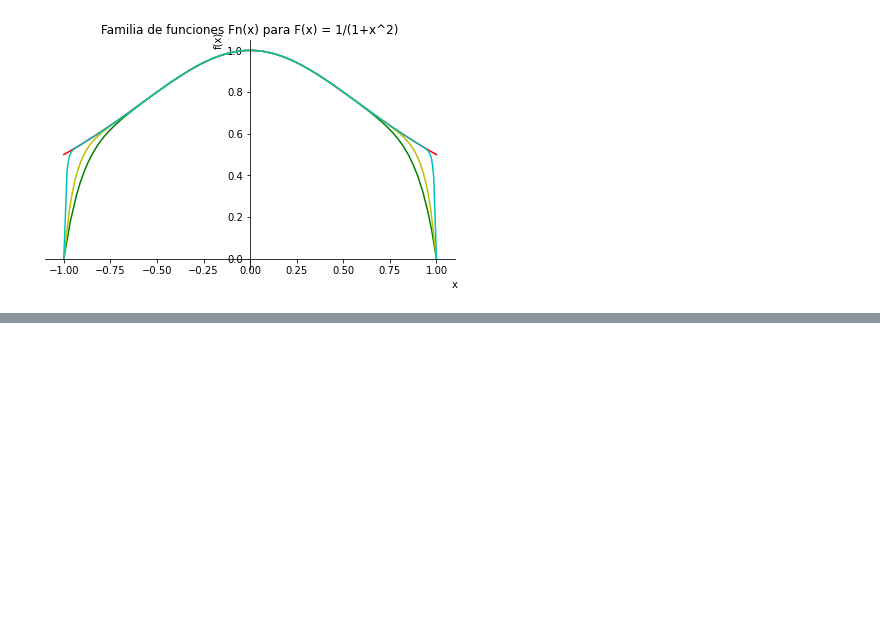
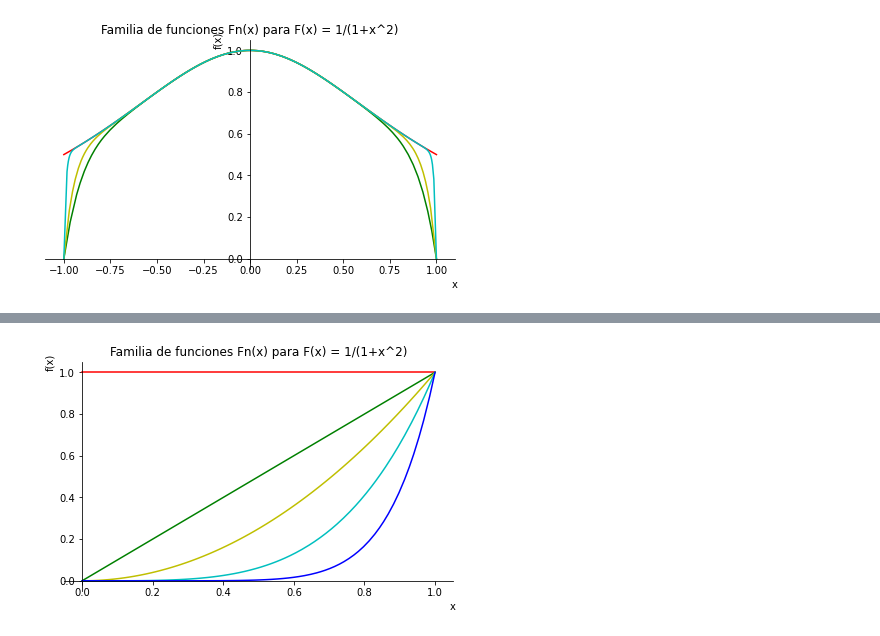
Before and after one commit to FernandoBriceno/infiniteSeries, a Jupyter notebook: Series_of_Functions.ipynb, the cells around one changed output, grey strips where cells are left out. Cells and saved outputs as stored; diff of their text form; code cells hidden in the pictures; blank space fills up the shorter version.

```diff
--- a/Series_of_Functions.ipynb
+++ b/Series_of_Functions.ipynb
@@ -100,0 +114,19 @@ g.show()
+# %%
+x = sp.symbols('x')
+
+f0 = x**0
+f1 = x**1
+f2 = x**2
+f4 = x**4
+f8 = x**8
+
+g=plot(f0, f1, f2,f4,f8,(x,0,1), title='Familia de funciones Fn(x) para F(x) = 1/(1+x^2)', show=False)
+
+g[0].line_color ='r'
+g[1].line_color ='g'
+g[2].line_color ='y'
+g[3].line_color ='c'
+g[4].line_color ='b'
+g.show()
+# %% [output]
+[figure, added]
```
Also changed, not shown: parts of 5 cells of this notebook.
